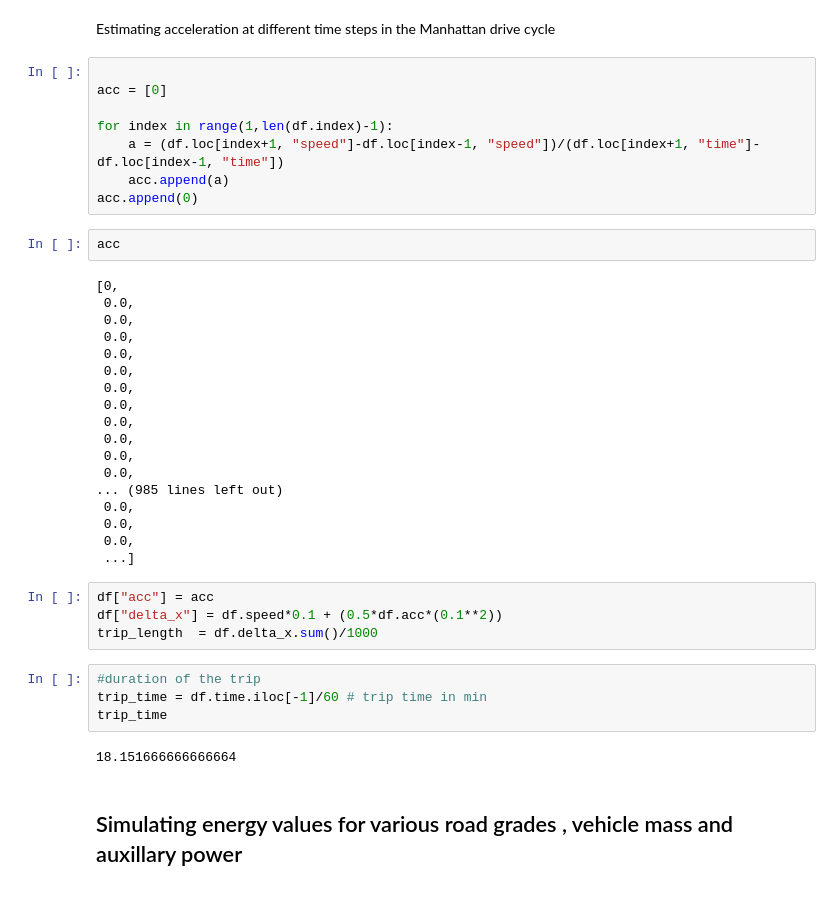
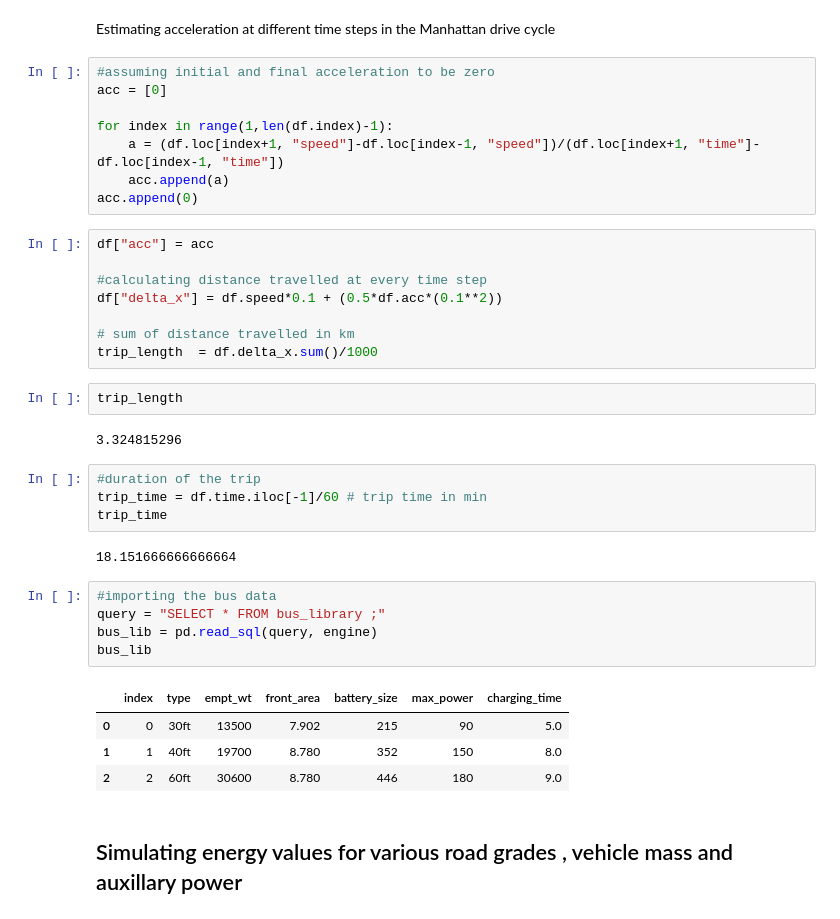
Before and after one commit to UpadhiV/evfleets, a Jupyter notebook: curve_fitting .ipynb, the cells around one changed output. Drawn from its saved outputs; the diff is of its cells as text.

```diff
--- a/curve_fitting .ipynb
+++ b/curve_fitting .ipynb
@@ -32,43 +32,41 @@ df.head()
 # %% [markdown]
 Estimating acceleration at different time steps in the Manhattan drive cycle
 # %%
-
+#assuming initial and final acceleration to be zero
 acc = [0]
 
 for index in range(1,len(df.index)-1):
     a = (df.loc[index+1, "speed"]-df.loc[index-1, "speed"])/(df.loc[index+1, "time"]-df.loc[index-1, "time"])
     acc.append(a)
 acc.append(0)
-# %%
-acc
-# %% [output]
-[0,
- 0.0,
- 0.0,
- 0.0,
- 0.0,
- 0.0,
- 0.0,
- 0.0,
- 0.0,
- 0.0,
- 0.0,
- 0.0,
-... (985 lines left out)
- 0.0,
- 0.0,
- 0.0,
- ...]
 # %%
 df["acc"] = acc
+
+#calculating distance travelled at every time step
 df["delta_x"] = df.speed*0.1 + (0.5*df.acc*(0.1**2))
+
+# sum of distance travelled in km
 trip_length  = df.delta_x.sum()/1000
+# %%
+trip_length
+# %% [output]
+3.324815296
 # %%
 #duration of the trip
 trip_time = df.time.iloc[-1]/60 # trip time in min
 trip_time
 # %% [output]
 18.151666666666664
+# %%
+#importing the bus data
+query = "SELECT * FROM bus_library ;"
+bus_lib = pd.read_sql(query, engine)
+bus_lib
+# %% [output]
+|  | index | type | empt_wt | front_area | battery_size | max_power | charging_time |
+| 0 | 0 | 30ft | 13500 | 7.902 | 215 | 90 | 5.0 |
+| 1 | 1 | 40ft | 19700 | 8.780 | 352 | 150 | 8.0 |
+| 2 | 2 | 60ft | 30600 | 8.780 | 446 | 180 | 9.0 |
 # %% [markdown]
 ## Simulating energy values for various road grades , vehicle mass and auxillary power
 # %%
```
Also changed, not shown: parts of 12 cells of this notebook.
